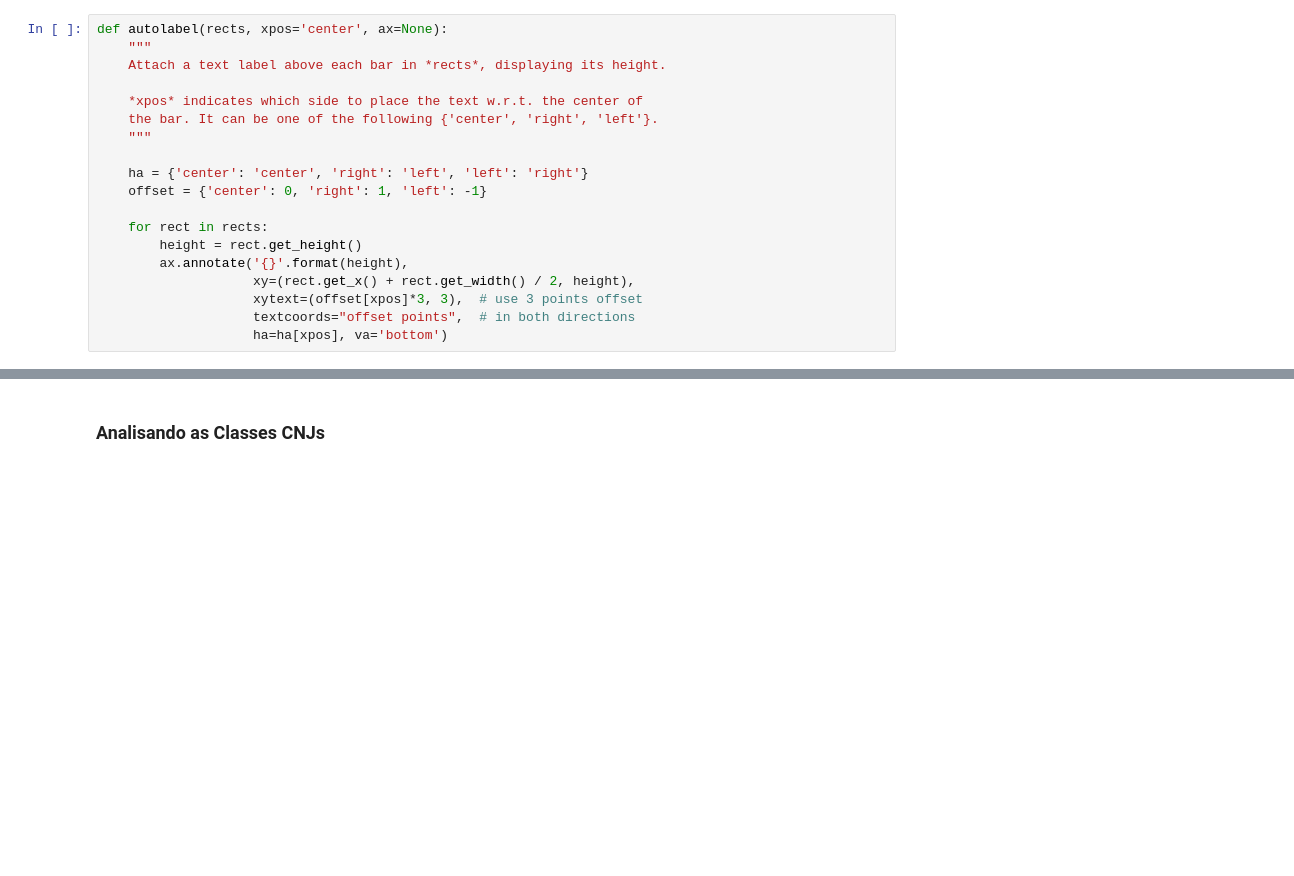
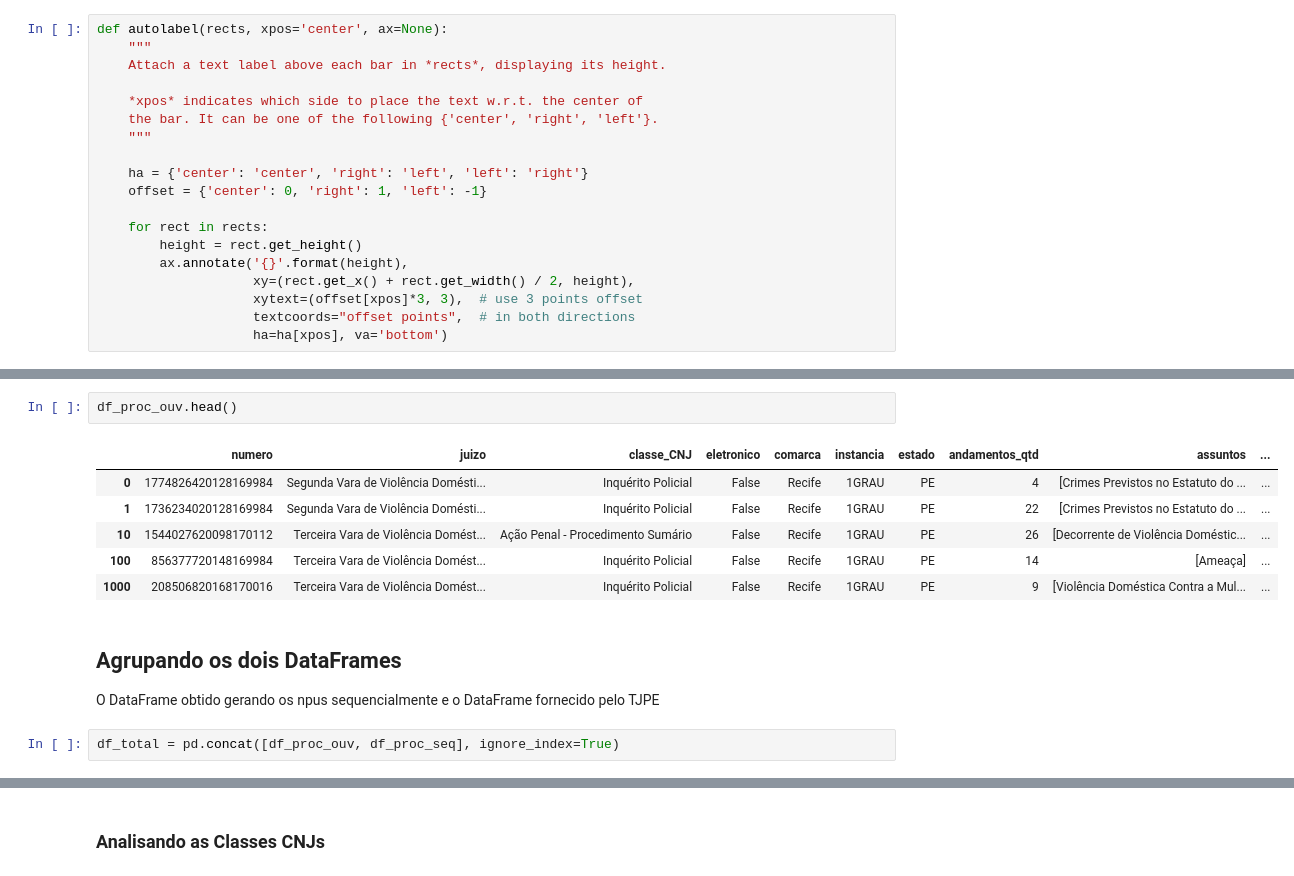
Before and after one commit to naanadr/violencia_contra_mulher_RECIFE, a Jupyter notebook: analises.ipynb, the cells around one changed output, grey strips where cells are left out. Drawn from its saved outputs; the diff is of its cells as text; blank space fills up the shorter version.

Commit message:
Inicia analise com npus fornecidos pelo TJPE e npus gerados seq.

```diff
--- a/analises.ipynb
+++ b/analises.ipynb
@@ -130,0 +124,14 @@ plt.show()
+# %%
+df_proc_ouv.head()
+# %% [output]
+|  | numero | juizo | classe_CNJ | eletronico | comarca | instancia | estado | andamentos_qtd | assuntos | ... |
+| 0 | 1774826420128169984 | Segunda Vara de Violência Domésti... | Inquérito Policial | False | Recife | 1GRAU | PE | 4 | [Crimes Previstos no Estatuto do ... | ... |
+| 1 | 1736234020128169984 | Segunda Vara de Violência Domésti... | Inquérito Policial | False | Recife | 1GRAU | PE | 22 | [Crimes Previstos no Estatuto do ... | ... |
+| 10 | 1544027620098170112 | Terceira Vara de Violência Domést... | Ação Penal - Procedimento Sumário | False | Recife | 1GRAU | PE | 26 | [Decorrente de Violência Doméstic... | ... |
+| 100 | 856377720148169984 | Terceira Vara de Violência Domést... | Inquérito Policial | False | Recife | 1GRAU | PE | 14 | [Ameaça] | ... |
+| 1000 | 208506820168170016 | Terceira Vara de Violência Domést... | Inquérito Policial | False | Recife | 1GRAU | PE | 9 | [Violência Doméstica Contra a Mul... | ... |
+# %% [markdown]
+## Agrupando os dois DataFrames
+O DataFrame obtido gerando os npus sequencialmente e o DataFrame fornecido pelo TJPE
+# %%
+df_total = pd.concat([df_proc_ouv, df_proc_seq], ignore_index=True)
```
Also changed, not shown: parts of 45 cells of this notebook.
